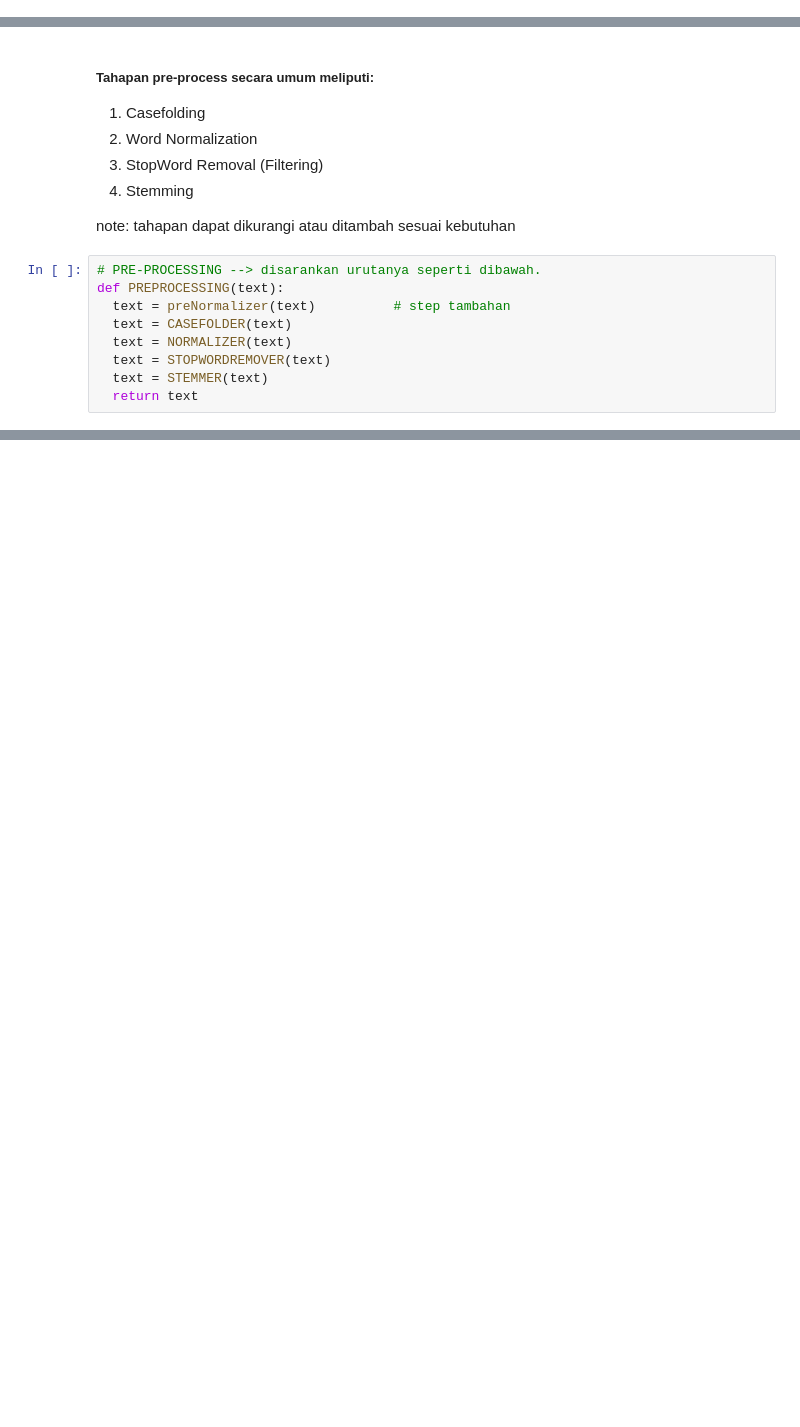
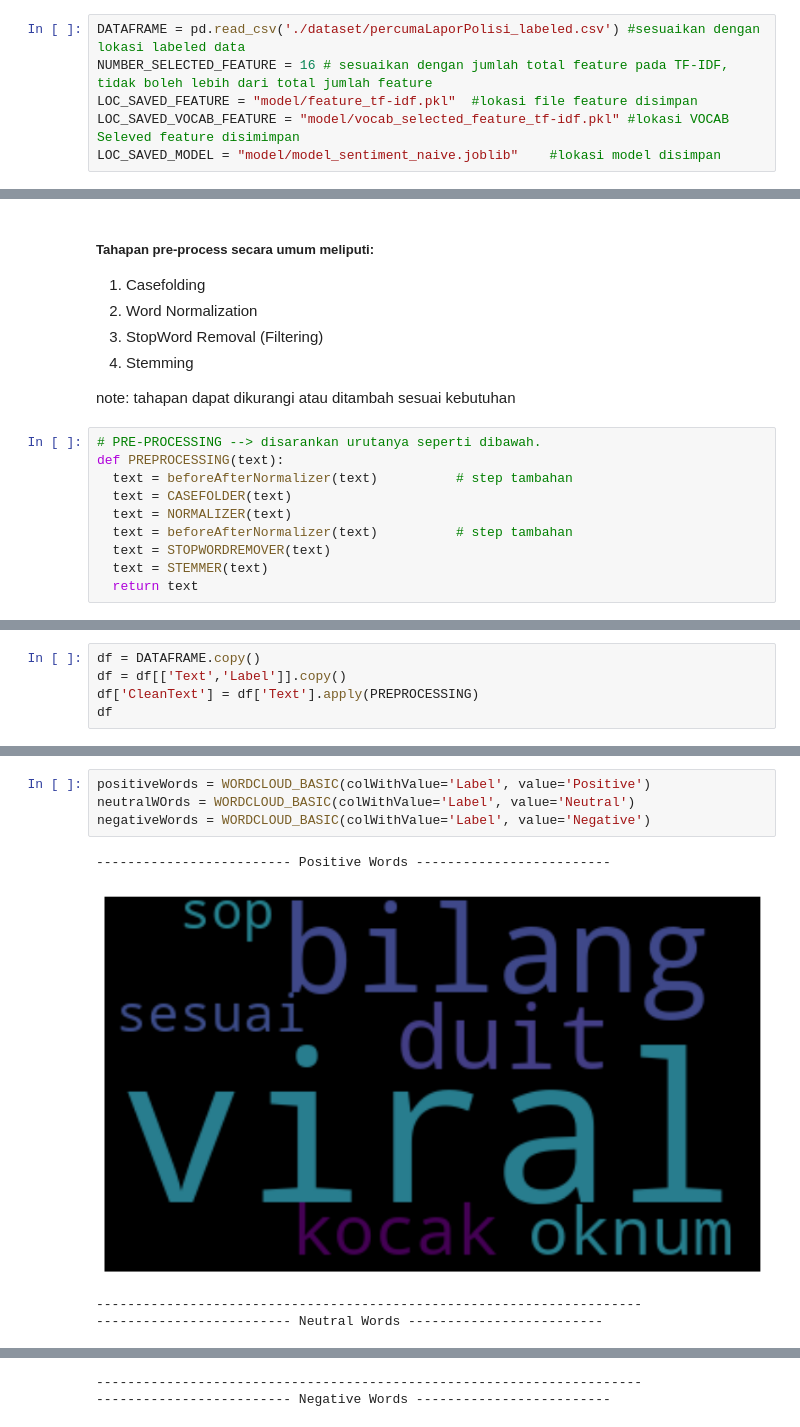
Before and after one commit to Sekhudin/police-sentiment-analysis, a Jupyter notebook: sentimen_analisis.ipynb, the cells around one changed output, grey strips where cells are left out. Saved outputs shown, nothing was run; the diff lists cells and outputs as text; blank space fills up the shorter version.

Commit message:
menyelesaikan proses klasifikasi Naive Bayes

```diff
--- a/sentimen_analisis.ipynb
+++ b/sentimen_analisis.ipynb
@@ -42 +216,7 @@ STOP_FACT = StopWordRemoverFactory().create_stop_word_remover()
+# %%
+DATAFRAME = pd.read_csv('./dataset/percumaLaporPolisi_labeled.csv') #sesuaikan dengan lokasi labeled data
+NUMBER_SELECTED_FEATURE = 16 # sesuaikan dengan jumlah total feature pada TF-IDF, tidak boleh lebih dari total jumlah feature
+LOC_SAVED_FEATURE = "model/feature_tf-idf.pkl"  #lokasi file feature disimpan
+LOC_SAVED_VOCAB_FEATURE = "model/vocab_selected_feature_tf-idf.pkl" #lokasi VOCAB Seleved feature disimimpan
+LOC_SAVED_MODEL = "model/model_sentiment_naive.joblib"    #lokasi model disimpan
 # %% [markdown]
@@ -117,9 +297,10 @@ note: tahapan dapat dikurangi atau ditambah sesuai kebutuhan
 # %%
 # PRE-PROCESSING --> disarankan urutanya seperti dibawah.
 def PREPROCESSING(text):
-  text = preNormalizer(text)          # step tambahan
+  text = beforeAfterNormalizer(text)          # step tambahan
   text = CASEFOLDER(text)
   text = NORMALIZER(text)
+  text = beforeAfterNormalizer(text)          # step tambahan
   text = STOPWORDREMOVER(text)
   text = STEMMER(text)
   return text
@@ -187,0 +307,5 @@ data_tabular_tf_idf
+# %%
+df = DATAFRAME.copy()
+df = df[['Text','Label']].copy()
+df['CleanText'] = df['Text'].apply(PREPROCESSING)
+df
@@ -187,0 +620,9 @@ data_tabular_tf_idf
+# %%
+positiveWords = WORDCLOUD_BASIC(colWithValue='Label', value='Positive')
+neutralWOrds = WORDCLOUD_BASIC(colWithValue='Label', value='Neutral')
+negativeWords = WORDCLOUD_BASIC(colWithValue='Label', value='Negative')
+# %% [output]
+------------------------- Positive Words -------------------------
+[figure, added]
+----------------------------------------------------------------------
+------------------------- Neutral Words -------------------------
@@ -187,0 +630,2 @@ data_tabular_tf_idf
+----------------------------------------------------------------------
+------------------------- Negative Words -------------------------
```
Also changed, not shown: parts of 37 cells of this notebook, 4 other files.
